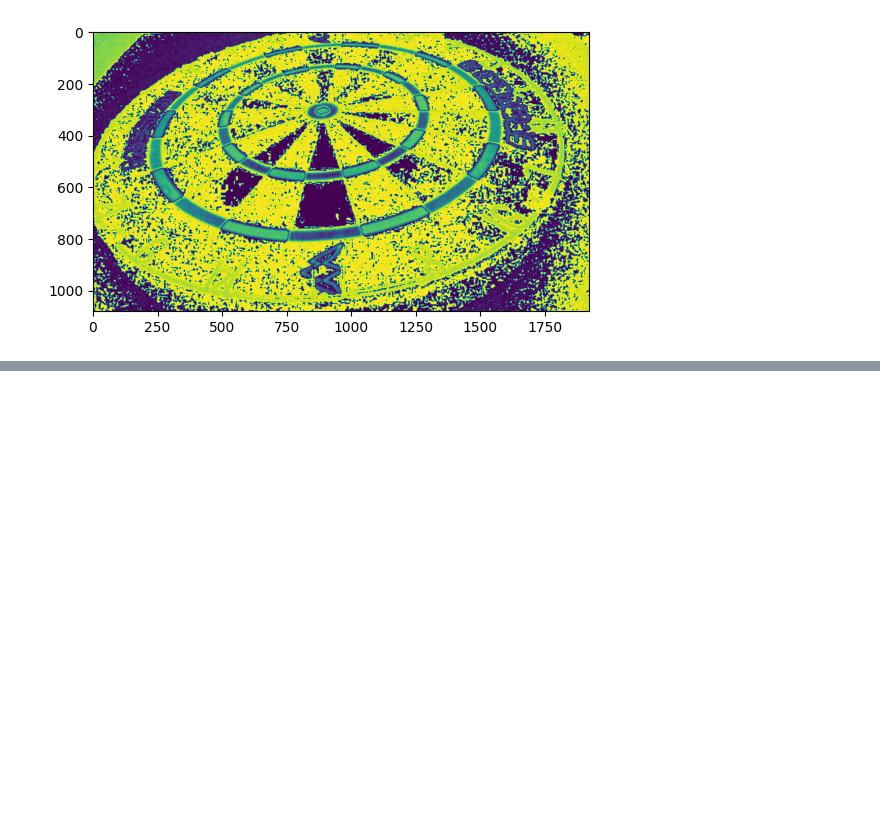
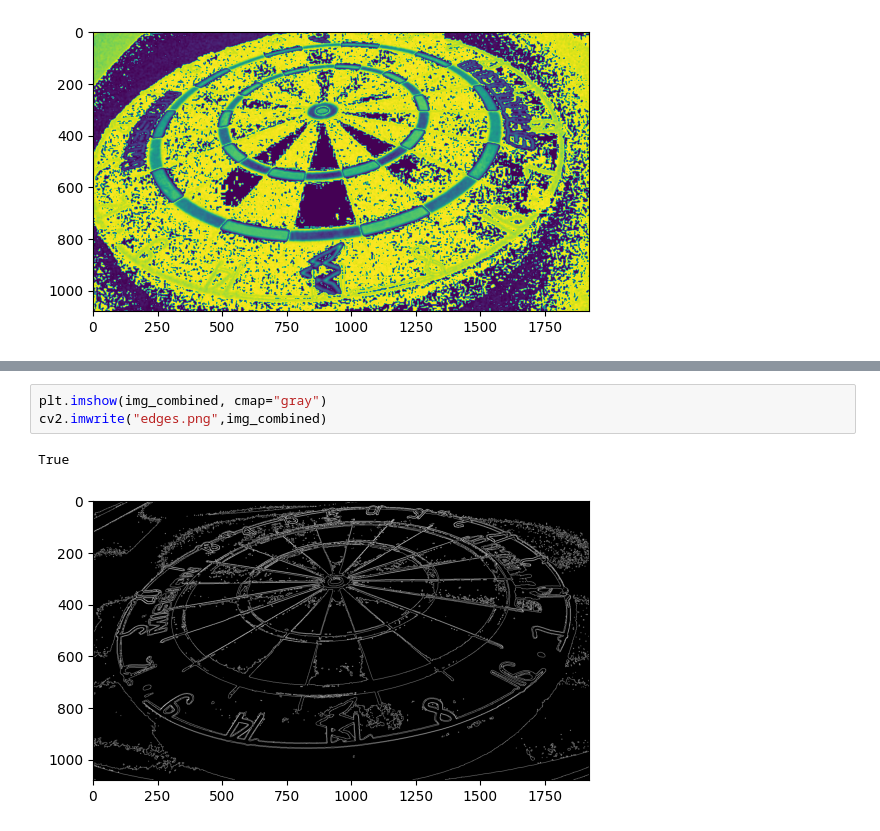
Before and after one commit to mgoetze06/dartdashboard, a Jupyter notebook: camera-detection/dart_detection.ipynb, the cells around one changed output, grey strips where cells are left out. Drawn from its saved outputs; the diff is of its cells as text; blank space fills up the shorter version.

```diff
--- a/camera-detection/dart_detection.ipynb
+++ b/camera-detection/dart_detection.ipynb
@@ -58 +139,7 @@ plt.imshow(test)
+# %%
+plt.imshow(img_combined, cmap="gray")
+cv2.imwrite("edges.png",img_combined)
+# %% [output]
+True
+[figure, added]
 # %%
```
Also changed, not shown: parts of 16 cells of this notebook, 4 other files.
